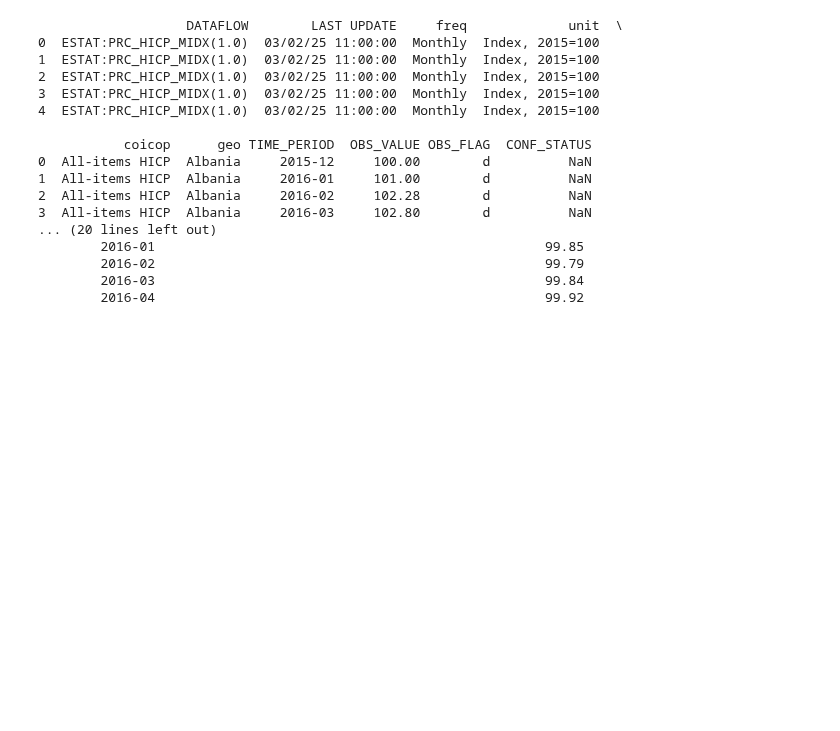
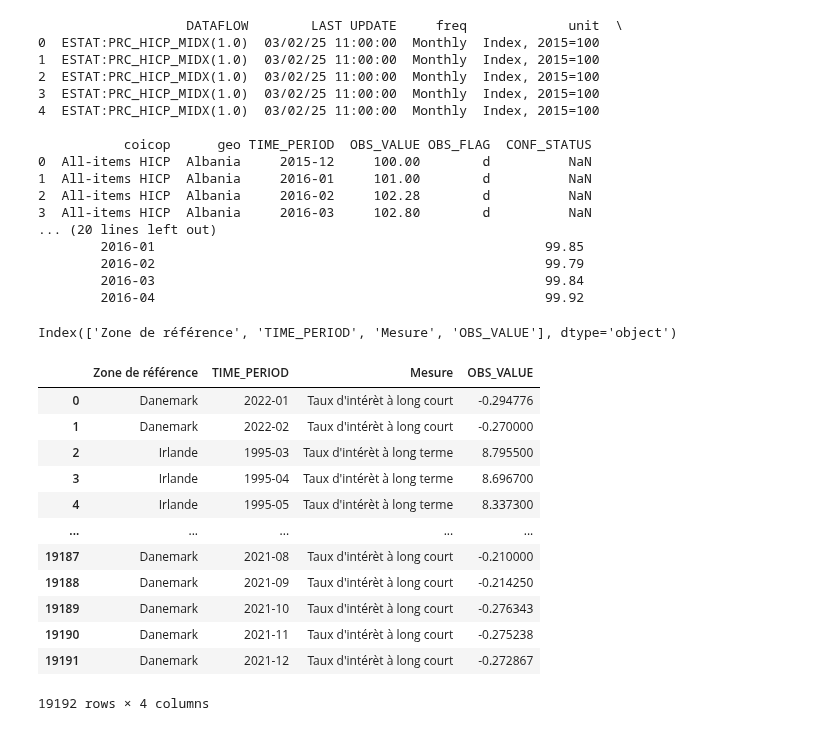
Before and after one commit to enriquealarcon01/Stat-App, a Jupyter notebook: Stat'App- test données.ipynb, the cells around one changed output. Drawn from its saved outputs; the diff is of its cells as text; code cells hidden in the pictures; blank space fills up the shorter version.

Commit message:
Import des données de taux d'intérêts de l'OCDE

```diff
--- a/Stat'App- test données.ipynb
+++ b/Stat'App- test données.ipynb
@@ -138,3 +138,30 @@ df_cpi_pivot = df_cpi_pivot.reset_index()
         2016-02                                                  99.79
         2016-03                                                  99.84
         2016-04                                                  99.92
+# %%
+# données des taux d'intérêts
+
+df_tx_int = pd.read_csv('OECD tx_int_longs_courts.csv', encoding='utf-8')
+
+# Sélectionner les variables utiles
+df_tx_int = df_tx_int[['Zone de référence', 'TIME_PERIOD', 'Mesure', 'OBS_VALUE']]
+print(df_tx_int.columns)
+
+
+
+df_tx_int
+# %% [output]
+Index(['Zone de référence', 'TIME_PERIOD', 'Mesure', 'OBS_VALUE'], dtype='object')
+|  | Zone de référence | TIME_PERIOD | Mesure | OBS_VALUE |
+| 0 | Danemark | 2022-01 | Taux d'intérèt à long court | -0.294776 |
+| 1 | Danemark | 2022-02 | Taux d'intérèt à long court | -0.270000 |
+| 2 | Irlande | 1995-03 | Taux d'intérèt à long terme | 8.795500 |
+| 3 | Irlande | 1995-04 | Taux d'intérèt à long terme | 8.696700 |
+| 4 | Irlande | 1995-05 | Taux d'intérèt à long terme | 8.337300 |
+| ... | ... | ... | ... | ... |
+| 19187 | Danemark | 2021-08 | Taux d'intérèt à long court | -0.210000 |
+| 19188 | Danemark | 2021-09 | Taux d'intérèt à long court | -0.214250 |
+| 19189 | Danemark | 2021-10 | Taux d'intérèt à long court | -0.276343 |
+| 19190 | Danemark | 2021-11 | Taux d'intérèt à long court | -0.275238 |
+| 19191 | Danemark | 2021-12 | Taux d'intérèt à long court | -0.272867 |
+19192 rows × 4 columns
```
Also changed, not shown: 1 other file.
